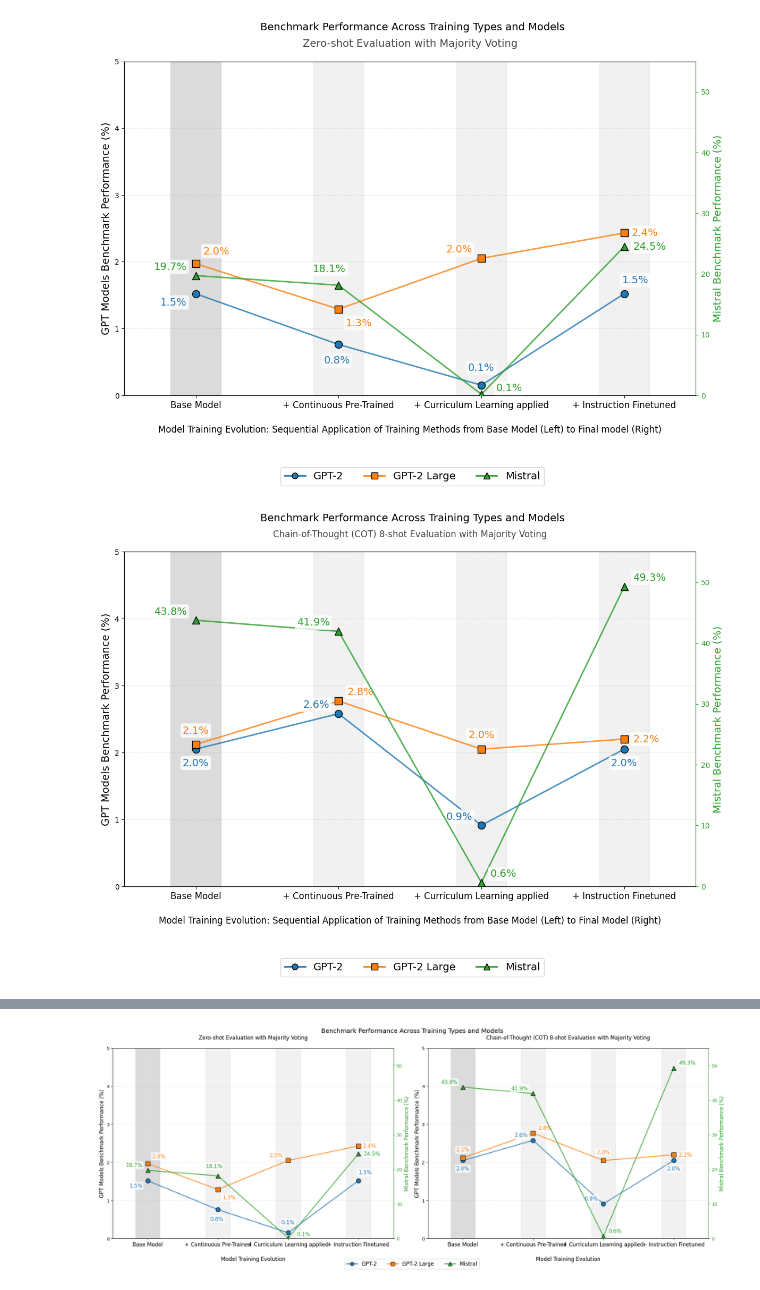
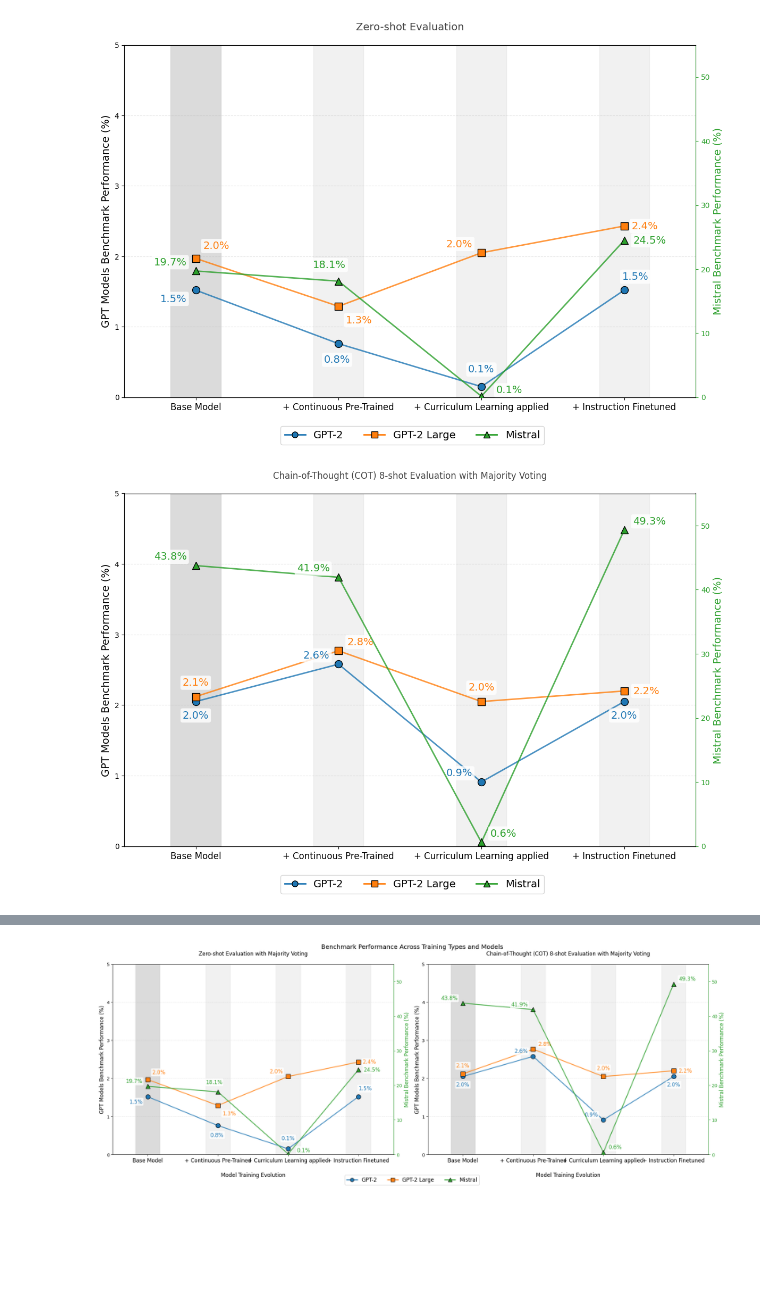
Before and after one commit to jonathantiedchen/math-reasoning-in-language-models, a Jupyter notebook: plots/plots_notebooks/Model_performance.ipynb, the cells around one changed output, grey strips where cells are left out. Cells and saved outputs as stored; diff of their text form; code cells hidden in the pictures; blank space fills up the shorter version.

```diff
--- a/plots/plots_notebooks/Model_performance.ipynb
+++ b/plots/plots_notebooks/Model_performance.ipynb
@@ -178,50 +178,42 @@ ax_left.set_xticks(list(training_positions.values()))
 ax_left.set_xticklabels(modified_labels, fontsize=12, rotation=0, ha='center')
 ax_left.set_xlim(0.5, len(training_types) + 0.5)  # Set x-axis limits with padding
 
-# Add x-axis label
-ax_left.set_xlabel("Model Training Evolution: Sequential Application of Training Methods from Base Model (Left) to Final model (Right)",
-                  fontsize=12, labelpad=20)
-
 # Set y-axis labels
 ax_left.set_ylabel('GPT Models Benchmark Performance (%)', fontsize=14, color=left_color)
 ax_right.set_ylabel('Mistral Benchmark Performance (%)', fontsize=14, color=right_color)
 
 # Create custom legend with both line and marker
 model_legend = []
 for model in models:
     model_legend.append(Line2D([0], [0], marker=model_markers[model], color=model_colors[model],
                       label=model, markersize=8, linestyle='-', linewidth=2,
                       markerfacecolor=model_colors[model], markeredgecolor='black'))
 
 # Add the legend at the bottom of the plot
 fig.legend(handles=model_legend,
-          loc='upper center', bbox_to_anchor=(0.5, 0.06),
+          loc='upper center', bbox_to_anchor=(0.5, 0.15),
           ncol=len(models), fontsize=14)
 
-# Add title with subtitle as a multi-line title
-plt.suptitle('Benchmark Performance Across Training Types and Models',
-             fontsize=14, y=0.98)
-
 # Add subtitle as the second line in the suptitle with proper spacing
-plt.title('Zero-shot Evaluation with Majority Voting',
+plt.title('Zero-shot Evaluation',
           fontsize=14,  # Smaller than the main title
           color='#444444',  # Dark grey
           pad=20)  # Add padding to move it down from the main title
 
 # Add grid lines for readability
 ax_left.grid(axis='y', linestyle='--', alpha=0.3)
 
 # Adjust layout - make more room at the bottom for the legend and for the x-axis label
 plt.tight_layout()
 plt.subplots_adjust(bottom=0.2)  # Increased from 0.15 to 0.2 for the x-axis label
 
 # Save the plot
 plt.savefig('zero_shot_benchmark_performance.png', dpi=300, bbox_inches='tight')
 
 # Display the plot
 plt.show()
 # %% [output]
-[figure, old version]
+[figure, new version]
 # %%
 import pandas as pd
 import matplotlib.pyplot as plt
@@ -401,9 +393,6 @@ ax_left.set_xticks(list(training_positions.values()))
 ax_left.set_xticklabels(modified_labels, fontsize=12, rotation=0, ha='center')
 ax_left.set_xlim(0.5, len(training_types) + 0.5)  # Set x-axis limits with padding
 
-# Add x-axis label
-ax_left.set_xlabel("Model Training Evolution: Sequential Application of Training Methods from Base Model (Left) to Final Model (Right)",
-                  fontsize=12, labelpad=20)
 
 # Set y-axis labels
 ax_left.set_ylabel('GPT Models Benchmark Performance (%)', fontsize=14, color=left_color)
@@ -418,12 +407,9 @@ for model in models:
 
 # Add the legend at the bottom of the plot
 fig.legend(handles=model_legend,
-          loc='upper center', bbox_to_anchor=(0.5, 0.06),
+          loc='upper center', bbox_to_anchor=(0.5, 0.15),
           ncol=len(models), fontsize=14)
 
-# Add title with subtitle as a multi-line title
-plt.suptitle('Benchmark Performance Across Training Types and Models',
-             fontsize=14, y=0.98)
 
 # Add subtitle as the second line in the suptitle with proper spacing
 plt.title('Chain-of-Thought (COT) 8-shot Evaluation with Majority Voting',
@@ -444,7 +430,7 @@ plt.savefig('benchmark_performance_final.png', dpi=300, bbox_inches='tight')
 # Display the plot
 plt.show()
 # %% [output]
-[figure, old version]
+[figure, new version]
 # %%
 import pandas as pd
 import matplotlib.pyplot as plt
```
Also changed, not shown: parts of 1 cell of this notebook, 3 other files.
